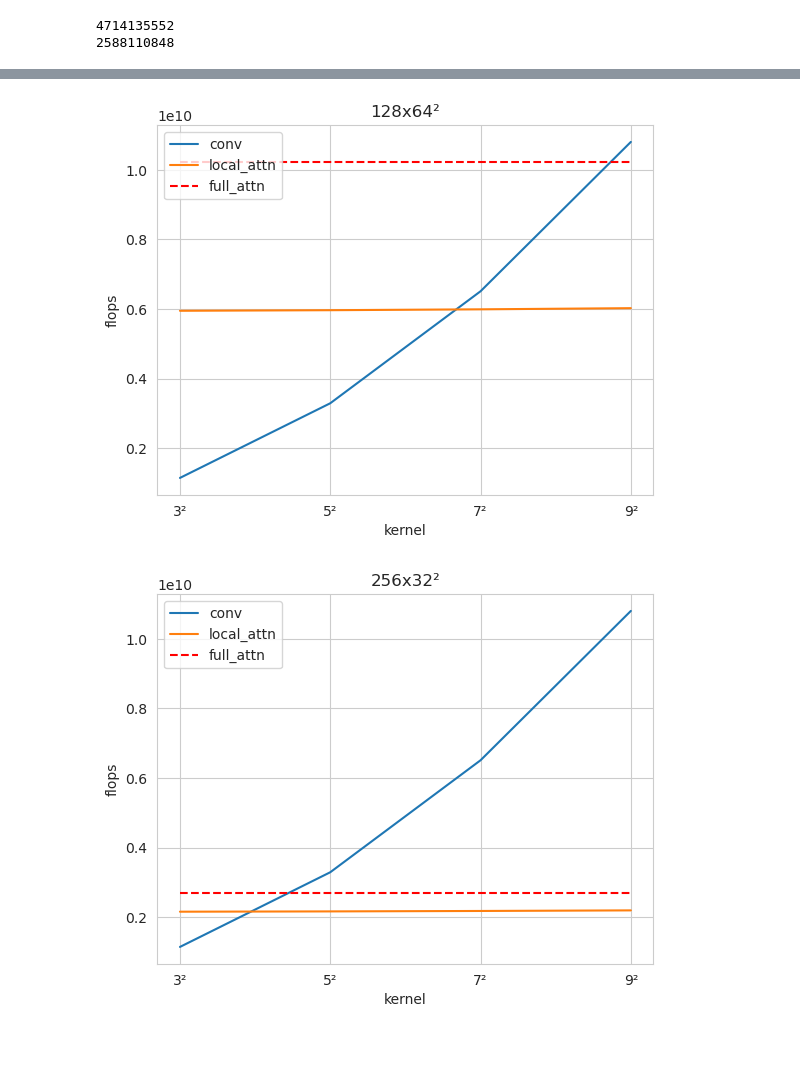
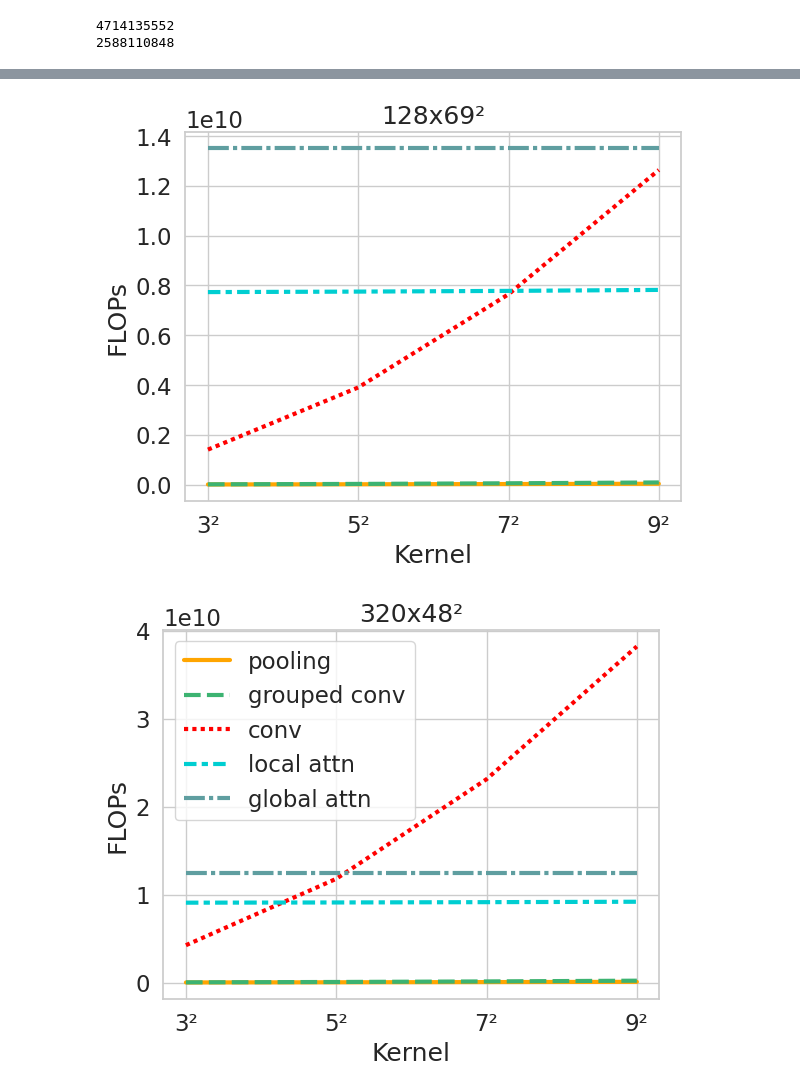
Before and after one commit to multimodallearning/MetaFormerMedImaging, a Jupyter notebook: dev/manual_calculate_flops.ipynb, the cells around one changed output, grey strips where cells are left out. Drawn from its saved outputs; the diff is of its cells as text; code cells hidden in the pictures; blank space fills up the shorter version.

Commit message:
add plotting

```diff
--- a/dev/manual_calculate_flops.ipynb
+++ b/dev/manual_calculate_flops.ipynb
@@ -94,7 +90,7 @@ def flops_conv2d(input_channels, output_channels, kernel_size, input_height, inp
     """
     Calculate the number of FLOPs for a 2D convolution layer.
     """
-    flops = input_channels * output_channels * (2 * (kernel_size ** 2) - 1) * input_height * input_width
+    flops = output_channels * (input_channels * 2 * (kernel_size ** 2) - 1) * input_height * input_width
     if bias:
         flops += output_channels
     return flops
@@ -240,20 +334,26 @@ import pandas as pd
 results_df = pd.DataFrame(columns=['operation', 'kernel', 'spatial', 'flops'])
 done_4_full_atn = False
 for kernel_size in [3, 5, 7, 9]:
-    for config in [(64, 128), (128, 64), (256, 32), (512, 16), (1024, 8), (2048, 4)]:
+    for config in [(64, 192), (128, 69), (320, 48), (512, 24)]:
         n_channel, spatial_dim = config
         kernel_label = f'{kernel_size}²'
         spatial_label = f'{n_channel}x{spatial_dim}²'
+
+        pool_flops = flops_pooling2d(n_channel, kernel_size, input_height, input_width)
+        results_df.loc[len(results_df)] = ['pooling', kernel_label, spatial_label, pool_flops]
+
+        group_conv_flops = flops_grouped_conv_2d(n_channel, n_channel, kernel_size, input_height, input_width)
+        results_df.loc[len(results_df)] = ['grouped conv', kernel_label, spatial_label, group_conv_flops]
 
         conv_flops = flops_conv2d(n_channel, n_channel, kernel_size, spatial_dim, spatial_dim)
         results_df.loc[len(results_df.index)] = ['conv', kernel_label, spatial_label, conv_flops]
 
         local_attn_flops = flops_local_self_attention(spatial_dim**2, n_channel, kernel_size)
-        results_df.loc[len(results_df.index)] = ['local_attn', kernel_label, spatial_label, local_attn_flops]
+        results_df.loc[len(results_df.index)] = ['local attn', kernel_label, spatial_label, local_attn_flops]
 
-        if not done_4_full_atn:
-            full_atn_flops = flops_self_attention(spatial_dim**2, n_channel)
-            results_df.loc[len(results_df.index)] = ['full_attn', '-', spatial_label, full_atn_flops]
+        #if not done_4_full_atn:
+        full_atn_flops = flops_self_attention(spatial_dim**2, n_channel)
+        results_df.loc[len(results_df.index)] = ['global attn', kernel_label, spatial_label, full_atn_flops]
     done_4_full_atn = True
 
 print(results_df)
@@ -279,20 +376,35 @@ print(results_df)
 import seaborn as sns
 from matplotlib import pyplot as plt
 
+sns.set(font_scale=1.5, style='whitegrid')
+line_width = 3
+custom_palette = {
+    'pooling': 'orange',
+    'conv': 'red',
+    'grouped conv': 'mediumseagreen',
+    'local attn': 'darkturquoise',
+    'global attn': 'cadetblue',
+}
+custom_linestyle = {
+    'pooling': '',
+    'conv': '',
+    'grouped conv': (0, (5, 5)),
+    'local attn': '',
+    'global attn': '--',
+}
+
 for spatial_dim, g_df in results_df.groupby('spatial', sort=False):
-    row_full_atn = g_df[g_df['operation'] == 'full_attn']
-    g_df = g_df[g_df['operation'] != 'full_attn']
-    full_attn_hline_kwargs = dict(xmin=0, xmax=len(g_df['kernel'].unique()) - 1, colors='r', label='full_attn',
-                                  linestyle='--')
+    row_full_atn = g_df[g_df['operation'] == 'global attn']
+    # g_df = g_df[g_df['operation'] != 'global attn']
 
     plt.figure()
-
-    ln_plot_kwargs = dict(x='kernel', hue='operation', data=g_df)
-
-    sns.lineplot(y='flops', **ln_plot_kwargs)
-    plt.hlines(row_full_atn['flops'].values, **full_attn_hline_kwargs)
-    #plt.yscale('log')
-    plt.legend()
+    use_legend = True if spatial_dim.split('x')[0] == '320' else False
+    ln_plot_kwargs = dict(x='kernel', hue='operation', data=g_df, linewidth=line_width, palette=custom_palette, style='operation', legend=use_legend)
+    g = sns.lineplot(y='flops', **ln_plot_kwargs)
+    if use_legend:
+        g.legend_.set_title(None)
+    plt.xlabel('Kernel')
+    plt.ylabel('FLOPs')
     plt.title(spatial_dim)
-    #plt.savefig(f'flops_{spatial_dim}.pdf', dpi=300, bbox_inches='tight', pad_inches=0)
+    plt.savefig(f'flops_{spatial_dim.split('x')[0]}.pdf', dpi=300, bbox_inches='tight', pad_inches=0)
 # %% [output]
@@ -300,2 +412,2 @@ for spatial_dim, g_df in results_df.groupby('spatial', sort=False):
-[figure, old version]
+[figure, new version]
-[figure, old version]
+[figure, new version]
```
Also changed, not shown: parts of 10 cells of this notebook, 5 other files.
